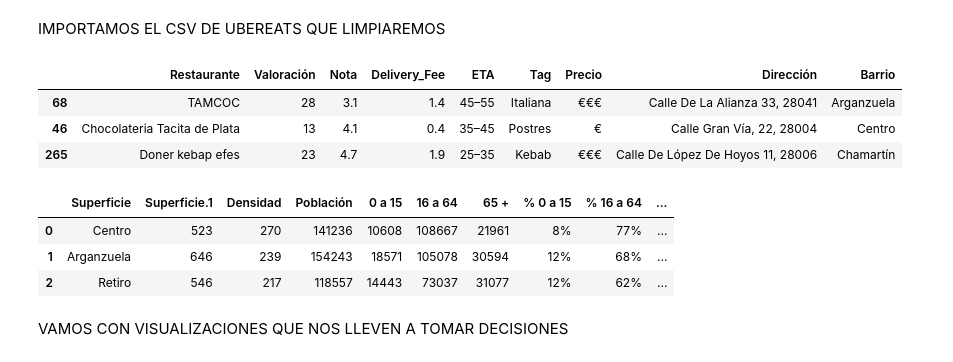
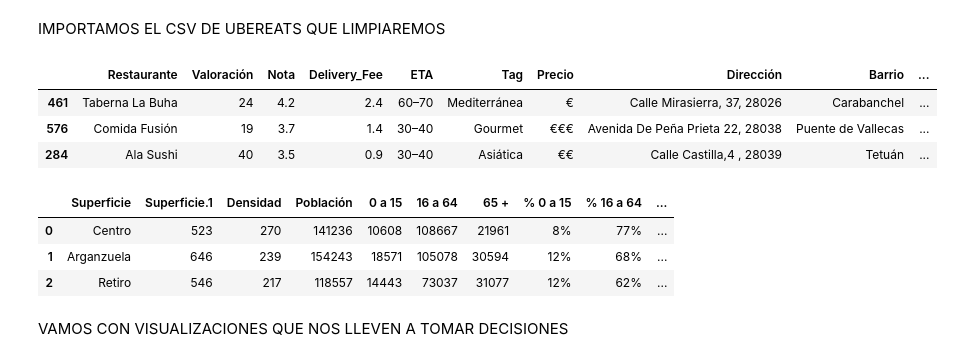
Before and after one commit to juanvpa/Proyecto-Final-Ironhack, a Jupyter notebook: Notebooks/3. UberEats Visualizing .ipynb, the cells around one changed output. Drawn from its saved outputs; the diff is of its cells as text; code cells hidden in the pictures.

```diff
--- a/Notebooks/3. UberEats Visualizing .ipynb
+++ b/Notebooks/3. UberEats Visualizing .ipynb
@@ -20,27 +20,27 @@ sns.set_style("whitegrid")
 # %% [markdown]
 IMPORTAMOS EL CSV DE UBEREATS QUE LIMPIAREMOS
 # %%
-ue = pd.read_csv("../Data/UberEats.csv", index_col = 0)
+ue = pd.read_csv("../Data/UE_limpio.csv", index_col = 0)
 ue.sample(3)
 # %% [output]
-|  | Restaurante | Valoración | Nota | Delivery_Fee | ETA | Tag | Precio | Dirección | Barrio |
-| 68 | TAMCOC | 28 | 3.1 | 1.4 | 45–55 | Italiana | €€€ | Calle De La Alianza 33, 28041 | Arganzuela |
-| 46 | Chocolateria Tacita de Plata | 13 | 4.1 | 0.4 | 35–45 | Postres | € | Calle Gran Vía, 22, 28004 | Centro |
-| 265 | Doner kebap efes | 23 | 4.7 | 1.9 | 25–35 | Kebab | €€€ | Calle De López De Hoyos 11, 28006 | Chamartín |
+|  | Restaurante | Valoración | Nota | Delivery_Fee | ETA | Tag | Precio | Dirección | Barrio | ... |
+| 461 | Taberna La Buha | 24 | 4.2 | 2.4 | 60–70 | Mediterránea | € | Calle Mirasierra, 37, 28026 | Carabanchel | ... |
+| 576 | Comida Fusión | 19 | 3.7 | 1.4 | 30–40 | Gourmet | €€€ | Avenida De Peña Prieta 22, 28038 | Puente de Vallecas | ... |
+| 284 | Ala Sushi | 40 | 3.5 | 0.9 | 30–40 | Asiática | €€ | Calle Castilla,4 , 28039 | Tetuán | ... |
+# %%
+barrio = pd.read_csv("../Data/Barrios_cifras.csv")
+barrio.head(3)
+# %% [output]
+|  | Superficie | Superficie.1 | Densidad | Población | 0 a 15 | 16 a 64 | 65 + | % 0 a 15 | % 16 a 64 | ... |
+| 0 | Centro | 523 | 270 | 141236 | 10608 | 108667 | 21961 | 8% | 77% | ... |
+| 1 | Arganzuela | 646 | 239 | 154243 | 18571 | 105078 | 30594 | 12% | 68% | ... |
+| 2 | Retiro | 546 | 217 | 118557 | 14443 | 73037 | 31077 | 12% | 62% | ... |
 # %%
 #for col in ue:
     #print(col)
     #print(" ")
     #print(ue[col].value_counts())
     #print("-" * 30)
-# %%
-barrio = pd.read_csv("../Data/Barrios_cifras.csv")
-barrio.head(3)
-# %% [output]
-|  | Superficie | Superficie.1 | Densidad | Población | 0 a 15 | 16 a 64 | 65 + | % 0 a 15 | % 16 a 64 | ... |
-| 0 | Centro | 523 | 270 | 141236 | 10608 | 108667 | 21961 | 8% | 77% | ... |
-| 1 | Arganzuela | 646 | 239 | 154243 | 18571 | 105078 | 30594 | 12% | 68% | ... |
-| 2 | Retiro | 546 | 217 | 118557 | 14443 | 73037 | 31077 | 12% | 62% | ... |
 # %% [markdown]
 VAMOS CON VISUALIZACIONES QUE NOS LLEVEN A TOMAR DECISIONES
 # %%
```
Also changed, not shown: parts of 7 cells of this notebook, 4 other files.
